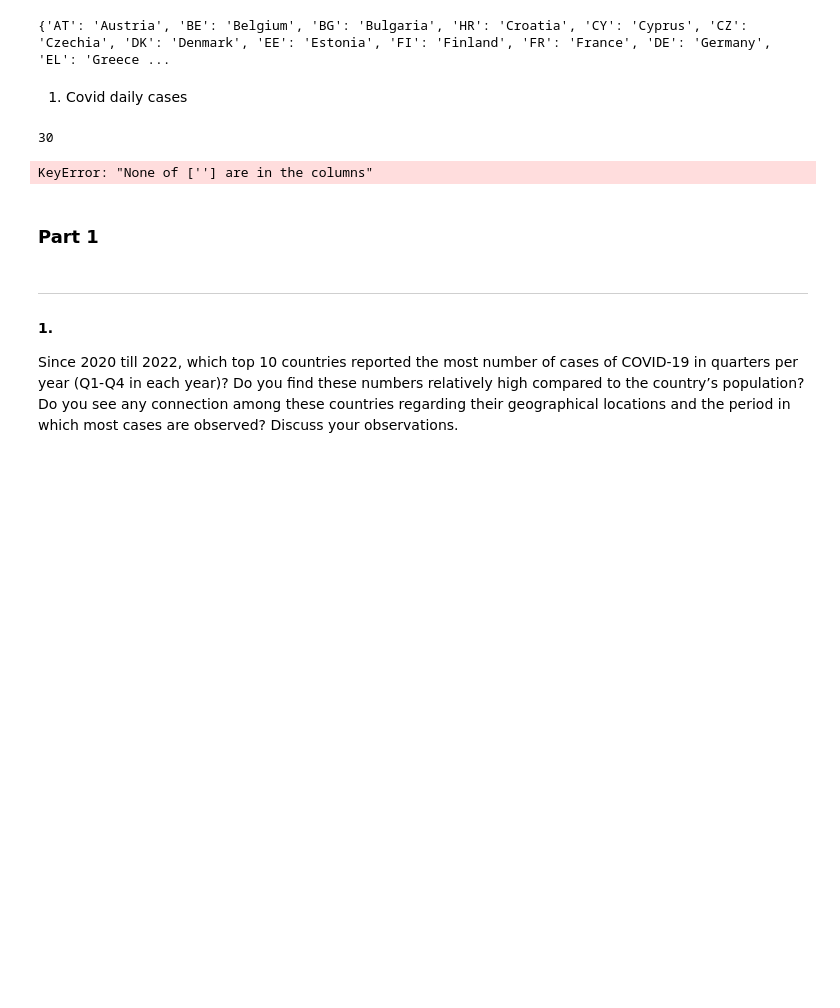
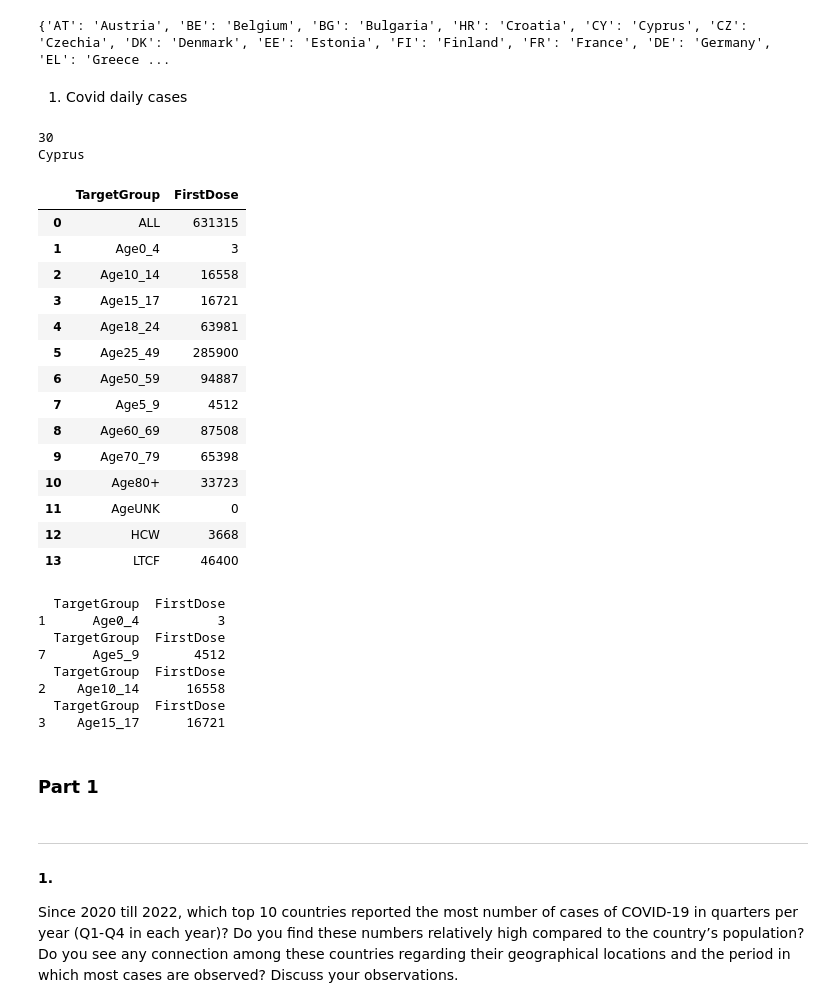
Before and after one commit to Globose/dv1597, a Jupyter notebook: a2/book.ipynb, the cells around one changed output. Cells and saved outputs as stored; diff of their text form; code cells hidden in the pictures; blank space fills up the shorter version.

```diff
--- a/a2/book.ipynb
+++ b/a2/book.ipynb
@@ -134,21 +134,50 @@ print(name_dict)
 # %%
 df_vaccination = df_vaccination_original.copy()
 df_vaccination = df_vaccination.drop(df_vaccination[df_vaccination['Region'] != df_vaccination['ReportingCountry']].index)
+u18_list = ['Age0_4', 'Age5_9', 'Age10_14', 'Age15_17']
 
 # Country group
 df_cg = df_vaccination.groupby('ReportingCountry')
 print(len(df_cg))
 for c in df_cg:
     cc = c[0]
     df_fin = df_vaccination.loc[df_vaccination['ReportingCountry'] == c[0]]
     df_fin = df_fin.groupby('TargetGroup')['FirstDose'].sum().reset_index()
-    df_fin.set_index('')
     if 'Age<18' not in df_fin['TargetGroup'].values:
         print(name_dict.get(cc))
         display(df_fin)
+        for group in u18_list:
+            if group in df_fin.values:
+                row = df_fin.loc[df_fin['TargetGroup'] == group]
+                print(row[''])
+
+        break
 # %% [output]
 30
+Cyprus
+|  | TargetGroup | FirstDose |
+| 0 | ALL | 631315 |
+| 1 | Age0_4 | 3 |
+| 2 | Age10_14 | 16558 |
+| 3 | Age15_17 | 16721 |
+| 4 | Age18_24 | 63981 |
+| 5 | Age25_49 | 285900 |
+| 6 | Age50_59 | 94887 |
+| 7 | Age5_9 | 4512 |
+| 8 | Age60_69 | 87508 |
+| 9 | Age70_79 | 65398 |
+| 10 | Age80+ | 33723 |
+| 11 | AgeUNK | 0 |
+| 12 | HCW | 3668 |
+| 13 | LTCF | 46400 |
-KeyError: "None of [''] are in the columns"
+  TargetGroup  FirstDose
+1      Age0_4          3
+  TargetGroup  FirstDose
+7      Age5_9       4512
+  TargetGroup  FirstDose
+2    Age10_14      16558
+  TargetGroup  FirstDose
+3    Age15_17      16721
 # %% [markdown]
 ### Part 1
 # %% [markdown]
```
